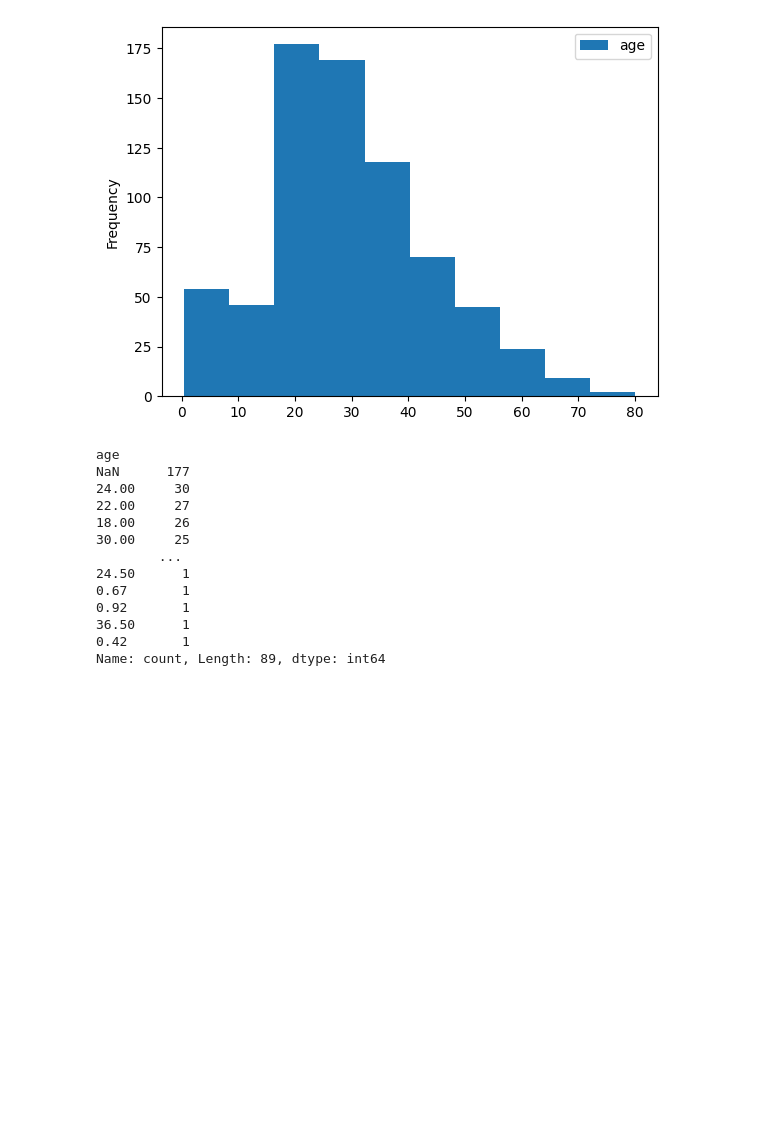
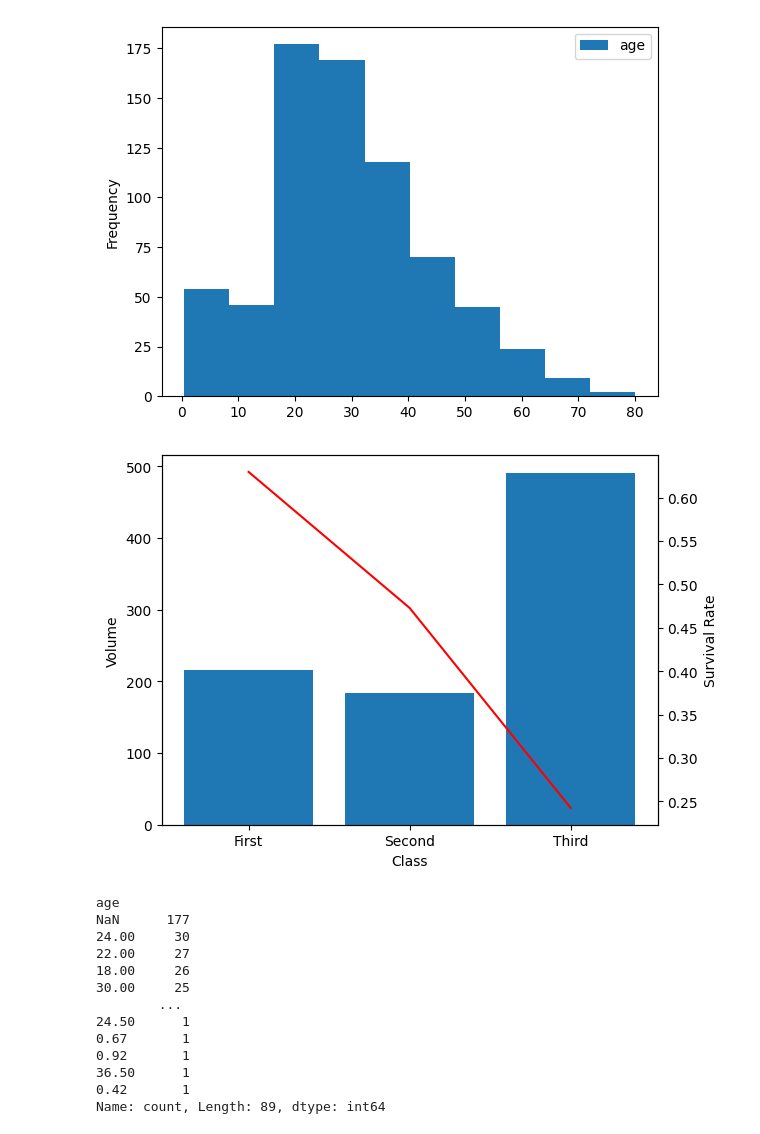
Before and after one commit to 0xdomyz/python_collection, a Jupyter notebook: model/glm/glm.ipynb, the cells around one changed output. Cells and saved outputs as stored; diff of their text form; code cells hidden in the pictures; blank space fills up the shorter version.

Commit message:
add example bar measure plot to glm

```diff
--- a/model/glm/glm.ipynb
+++ b/model/glm/glm.ipynb
@@ -25,6 +25,31 @@ df.plot(kind="hist", y="age", bins=10,)
 # %% [output]
 <Axes: ylabel='Frequency'>
 [figure]
+# %%
+cat_col = df['class']
+vol_srs = cat_col.value_counts()
+index_order = ['First', 'Second', 'Third']
+vol_srs = vol_srs.reindex(index_order)
+prob_df = (
+    df.groupby("class")
+    .agg(survived=("survived", "mean"))
+)
+prob_df = prob_df.loc[vol_srs.index]
+
+# Bar chart of class volumes
+fig, ax1 = plt.subplots()
+ax1.bar(vol_srs.index, vol_srs.values)
+ax1.set_xlabel('Class')
+ax1.set_ylabel('Volume')
+
+# Line chart of survival rate
+ax2 = ax1.twinx()
+ax2.plot(prob_df.index, prob_df.survived, color='red')
+ax2.set_ylabel('Survival Rate')
+
+plt.show()
+# %% [output]
+[figure, added]
 # %%
 df.value_counts("age", dropna=False)
 # %% [output]
```
